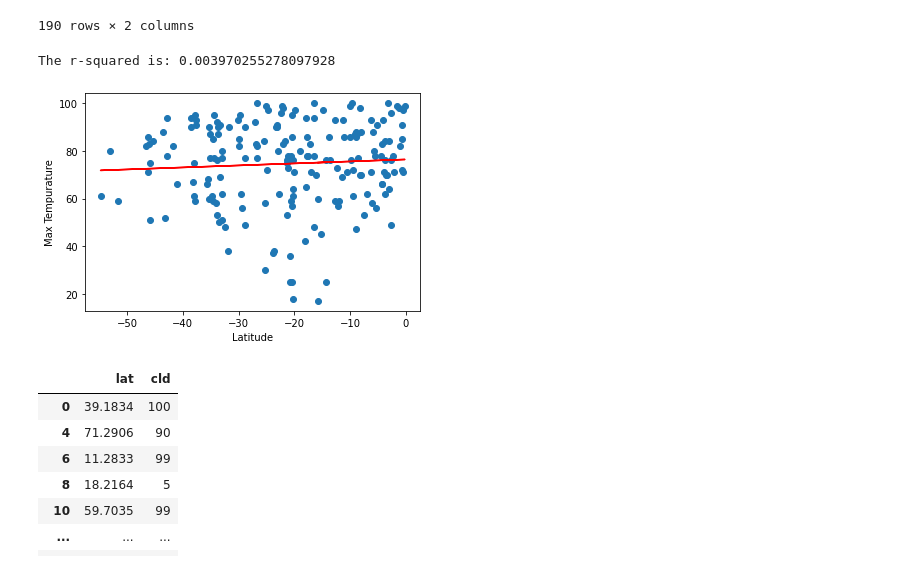
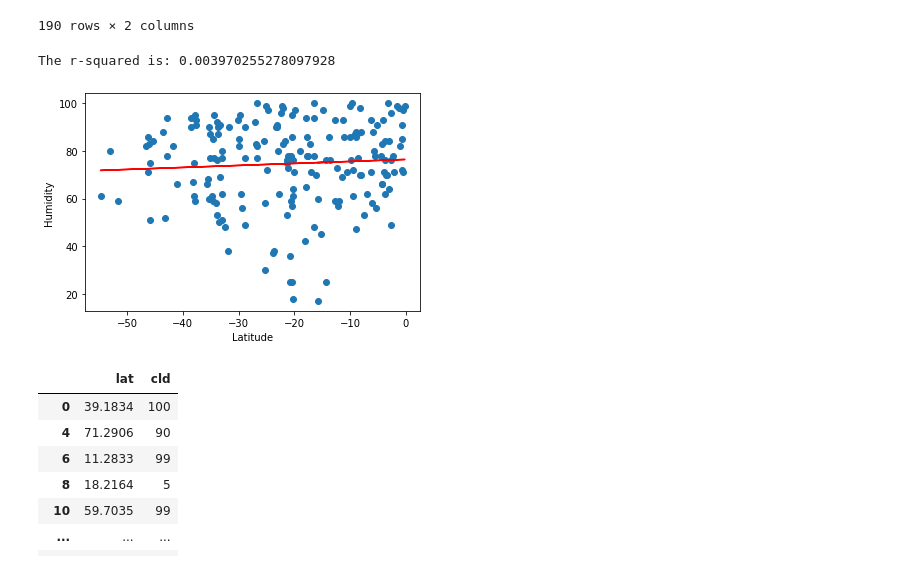
Before and after one commit to WACunninghamIV/Weather_Py, a Jupyter notebook: WeatherPy/WeatherPy.ipynb, the cells around one changed output. Cells and saved outputs as stored; diff of their text form; code cells hidden in the pictures.

```diff
--- a/WeatherPy/WeatherPy.ipynb
+++ b/WeatherPy/WeatherPy.ipynb
@@ -306,19 +306,19 @@ lat_and_hum_neg
 # %%
 x_values = lat_and_hum_neg["lat"]
 y_values = lat_and_hum_neg["hum"]
 (slope, intercept, rvalue, pvalue, stderr) = linregress(x_values, y_values)
 regress_values = x_values * slope + intercept
 line_eq = "y = " + str(round(slope,2)) + "x + " + str(round(intercept,2))
 plt.scatter(x_values,y_values)
 plt.plot(x_values,regress_values,"r-")
 plt.annotate(line_eq,(6,10),fontsize=15,color="red")
 plt.xlabel('Latitude')
-plt.ylabel('Max Tempurature')
+plt.ylabel('Humidity ')
 print(f"The r-squared is: {rvalue**2}")
 plt.show()
 # %% [output]
 The r-squared is: 0.003970255278097928
-[figure, old version]
+[figure, new version]
 # %%
 lat_and_cld = CleanCity_df[["lat","cld"]]
 lat_and_cld_pos = lat_and_cld[lat_and_cld["lat"] > 0]
```
Also changed, not shown: parts of 6 cells of this notebook.
